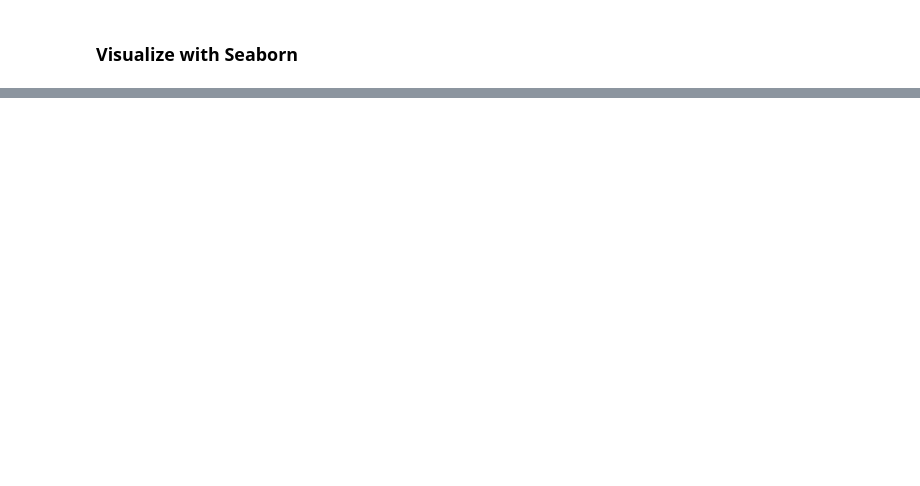
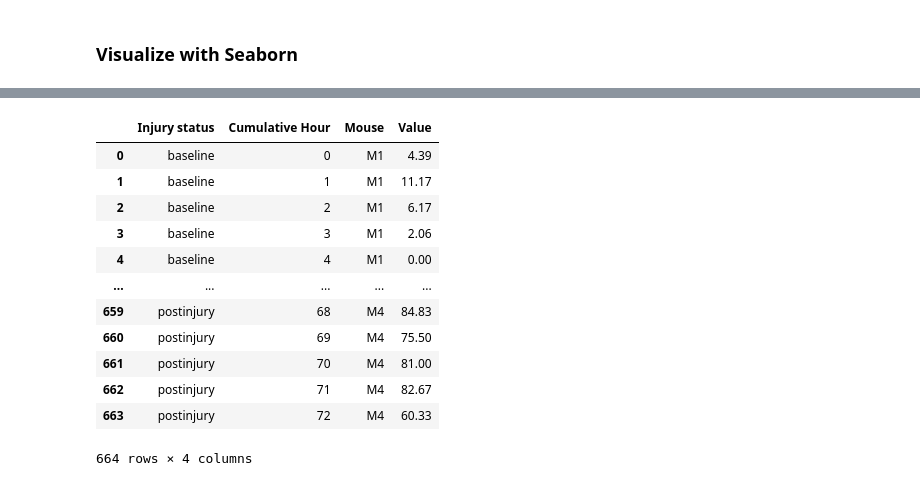
Before and after one commit to kylimcqueen/Sleep-Analysis, a Jupyter notebook: misc_sleep_percent_analyses.ipynb, the cells around one changed output, grey strips where cells are left out. Drawn from its saved outputs; the diff is of its cells as text; code cells hidden in the pictures; blank space fills up the shorter version.

```diff
--- a/misc_sleep_percent_analyses.ipynb
+++ b/misc_sleep_percent_analyses.ipynb
@@ -236,0 +213,19 @@ with pd.option_context('display.max_rows', None, 'display.max_columns', None): p
+# %%
+#Melt the dfs because Seaborn prefers tidy data format
+#Melting is basically turning df from wide format to tidy format
+
+columns_to_plot = ['M1', 'M2', 'M3', 'M4']
+
+melted_baseline = baseline_df.melt(
+    id_vars =['Injury status', 'Cumulative Hour'], #column to keep fixed
+    value_vars = columns_to_plot, # columns to graph - each cell in this column becomes its own row associated with the data from all other columns
+    var_name = 'Mouse', #The col names become individual cells associated with each observation
+    value_name = 'Value' #A new column of every single observation from all the columns we want to plot
+)
+
+melted_postinjury = postinjury_df.melt(
+    id_vars = ['Injury status', 'Cumulative Hour'],
+    value_vars = columns_to_plot,
+    var_name = 'Mouse',
+    value_name = 'Value'
+)
@@ -236,0 +274,16 @@ with pd.option_context('display.max_rows', None, 'display.max_columns', None): p
+# %%
+combined_df
+# %% [output]
+|  | Injury status | Cumulative Hour | Mouse | Value |
+| 0 | baseline | 0 | M1 | 4.39 |
+| 1 | baseline | 1 | M1 | 11.17 |
+| 2 | baseline | 2 | M1 | 6.17 |
+| 3 | baseline | 3 | M1 | 2.06 |
+| 4 | baseline | 4 | M1 | 0.00 |
+| ... | ... | ... | ... | ... |
+| 659 | postinjury | 68 | M4 | 84.83 |
+| 660 | postinjury | 69 | M4 | 75.50 |
+| 661 | postinjury | 70 | M4 | 81.00 |
+| 662 | postinjury | 71 | M4 | 82.67 |
+| 663 | postinjury | 72 | M4 | 60.33 |
+664 rows × 4 columns
```
Also changed, not shown: parts of 28 cells of this notebook.
